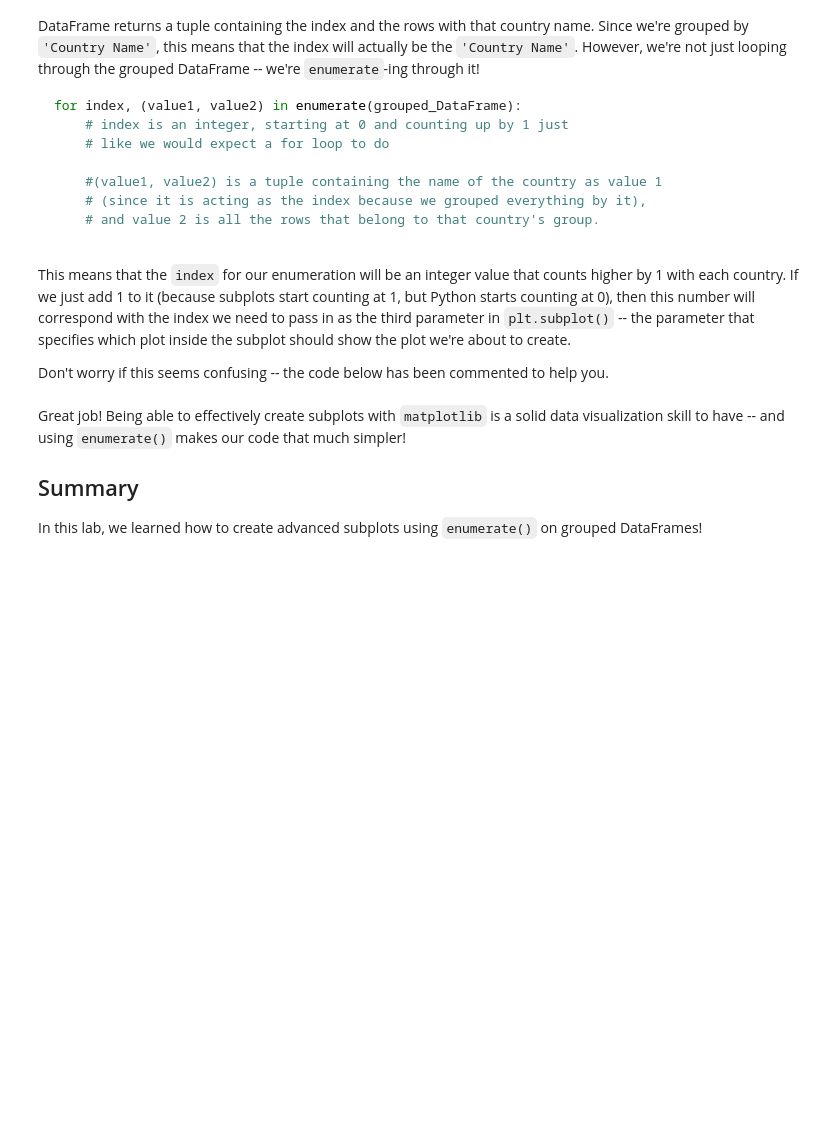
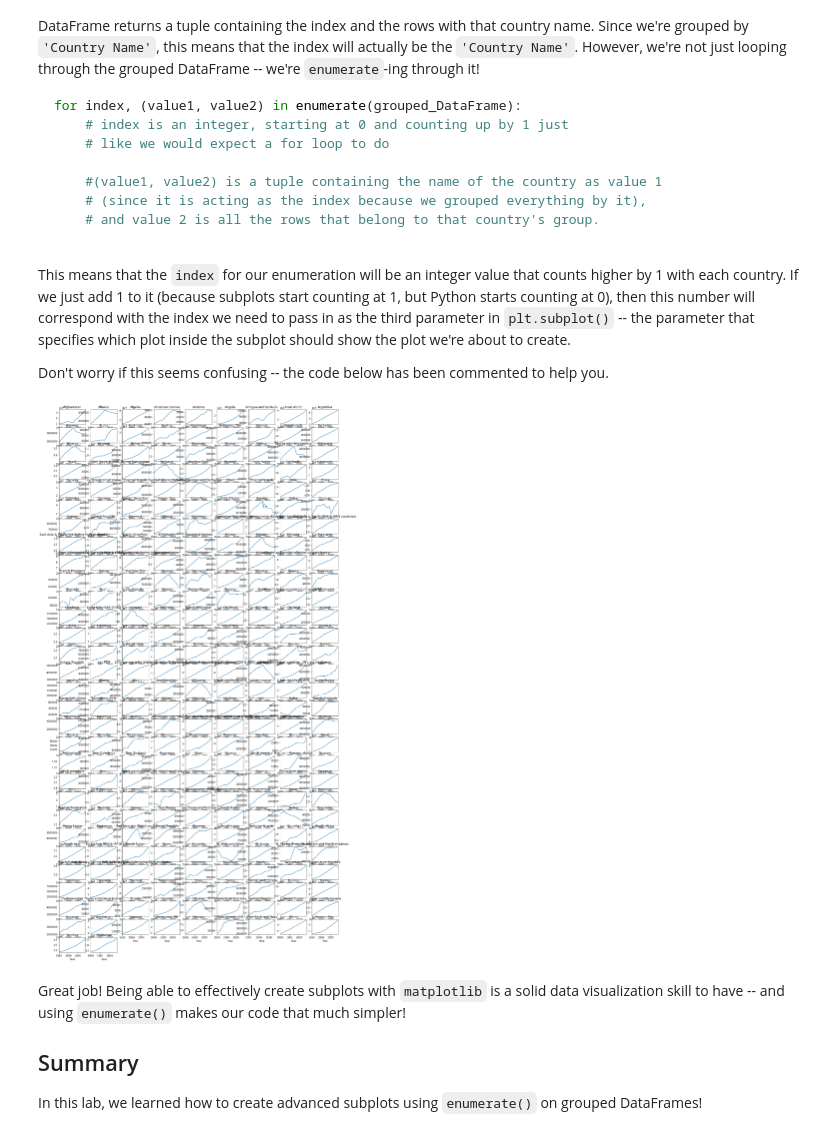
Before and after one commit to learn-co-curriculum/dsc-subplots-and-enumeration-lab, a Jupyter notebook: index.ipynb, the cells around one changed output. Saved outputs shown, nothing was run; the diff lists cells and outputs as text; code cells hidden in the pictures; blank space fills up the shorter version.

```diff
--- a/index.ipynb
+++ b/index.ipynb
@@ -79,3 +165,8 @@ Next, we'll see some advanced methods for creating subplots. But, before we do t
 Python's `enumerate()` keyword is a special type of `for` loop. It works just like a regular `for` loop, with one major difference -- instead of just returning the next object with each iteration of the loop, it also returns the index of the object from the collection we're looping through!
 
 Run the example code in the cell below, and examine the output. That should make it clear what is happening.
+# %%
+sample_list = ['foo', 'bar', 'baz']
+
+for index, value in enumerate(sample_list):
+    print("Index: {}      Value: {}".format(index, value))
@@ -86,3 +181,11 @@ In the cell below:
 * `enumerate()` through `sample_list_2`
 * For any item in `sample_list_2`, append it to the `odds` list if it's index is an odd number
 * Once the loop has finished, print `odds`
+# %%
+sample_list_2 = ['item at Index ' + str(i) for i in range(10)]
+odds = []
+
+for index, value in enumerate(sample_list_2):
+    if index % 2 == 1:
+        odds.append(value)
+odds
@@ -111,6 +220,29 @@ for index, (value1, value2) in enumerate(grouped_DataFrame):
 This means that the `index` for our enumeration will be an integer value that counts higher by 1 with each country. If we just add 1 to it (because subplots start counting at 1, but Python starts counting at 0), then this number will correspond with the index we need to pass in as the third parameter in `plt.subplot()` -- the parameter that specifies which plot inside the subplot should show the plot we're about to create.
 
 Don't worry if this seems confusing -- the code below has been commented to help you.
+# %%
+# Group the DataFrame by Country Name--this line has been provided for you
+grouped_df = df.groupby('Country Name')
+
+# pass in figsize=(20,40), and also set the facecolor parameter to 'white'
+plt.figure(figsize=(20,40), facecolor="white")
+
+# Complete the line below so that the first loop variable is the called index,
+# and the second loop variable is the tuple (countryname, population).
+for index, (countryname, population) in enumerate(grouped_df):
+
+    # Get the unique subplot where the plot we're creating during this iteration
+    # of the loop will live. Our subplot will be 30 rows of 9 plots each.
+    # Set the third value to be index+1
+    ax = plt.subplot(30, 9, index+1)
+
+    # Complete the line to create the plot for this subplot
+    population.plot(x='Year', y='Value', ax=ax, legend=False)
+
+    # Set the title of each plot, so we know which country it represents
+    ax.set_title(countryname)
+# %% [output]
+[figure, added]
 # %% [markdown]
 Great job! Being able to effectively create subplots with `matplotlib` is a solid data visualization skill to have -- and using `enumerate()` makes our code that much simpler!
 
```
Also changed, not shown: parts of 8 cells of this notebook, 6 other files.
